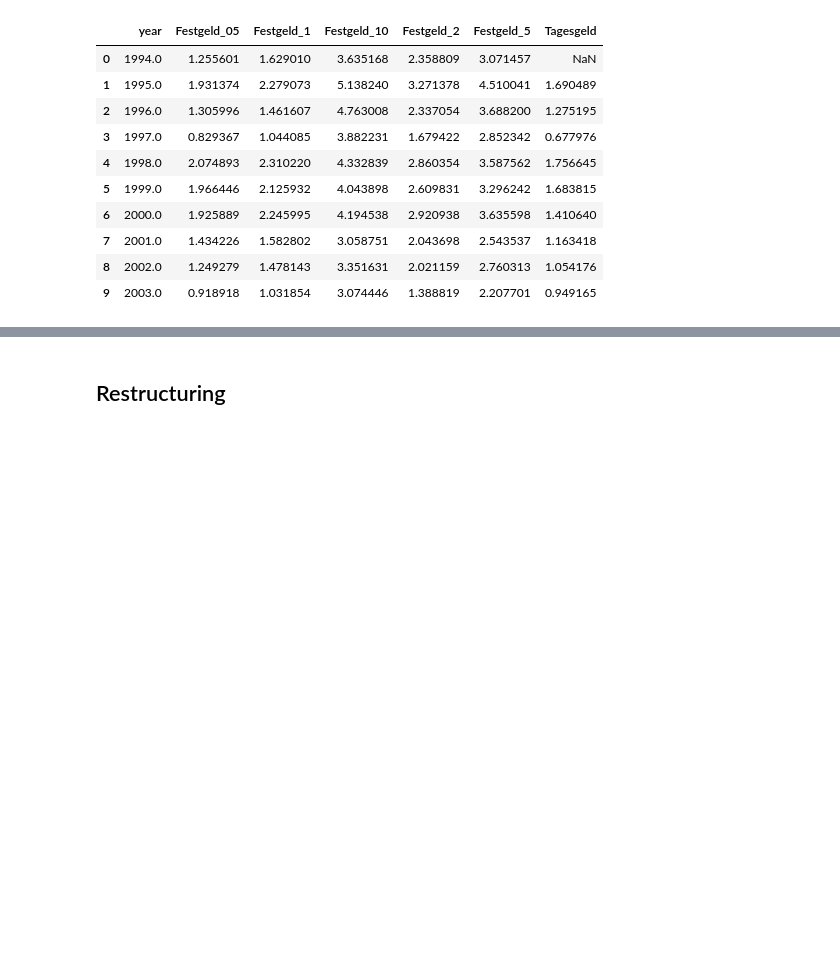
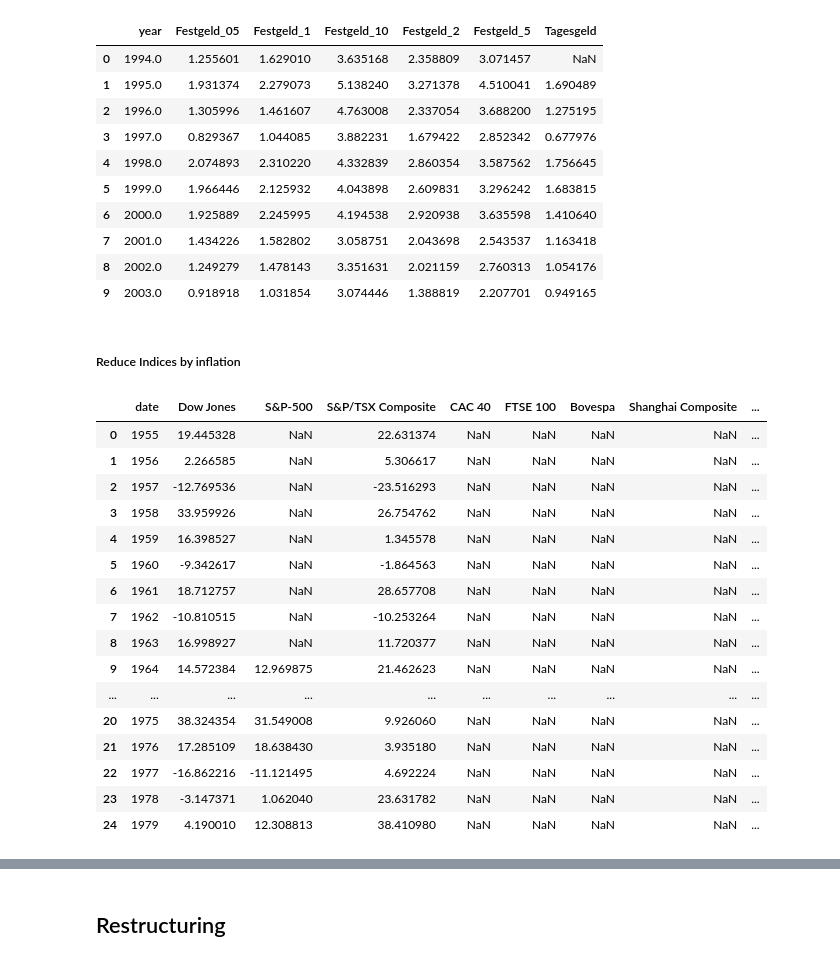
Before and after one commit to merekat/hb-passiv-income, a Jupyter notebook: script.ipynb, the cells around one changed output, grey strips where cells are left out. Cells and saved outputs as stored; diff of their text form; code cells hidden in the pictures; blank space fills up the shorter version.

Commit message:
inflation all

```diff
--- a/script.ipynb
+++ b/script.ipynb
@@ -117,3 +117,25 @@ df_festgeld_tagesgeld_yearly.head(10)
 | 7 | 2001.0 | 1.434226 | 1.582802 | 3.058751 | 2.043698 | 2.543537 | 1.163418 |
 | 8 | 2002.0 | 1.249279 | 1.478143 | 3.351631 | 2.021159 | 2.760313 | 1.054176 |
 | 9 | 2003.0 | 0.918918 | 1.031854 | 3.074446 | 1.388819 | 2.207701 | 0.949165 |
+# %% [markdown]
+##### Reduce Indices by inflation
+# %%
+df_etf.head(25)
+# %% [output]
+|  | date | Dow Jones | S&P-500 | S&P/TSX Composite | CAC 40 | FTSE 100 | Bovespa | Shanghai Composite | ... |
+| 0 | 1955 | 19.445328 | NaN | 22.631374 | NaN | NaN | NaN | NaN | ... |
+| 1 | 1956 | 2.266585 | NaN | 5.306617 | NaN | NaN | NaN | NaN | ... |
+| 2 | 1957 | -12.769536 | NaN | -23.516293 | NaN | NaN | NaN | NaN | ... |
+| 3 | 1958 | 33.959926 | NaN | 26.754762 | NaN | NaN | NaN | NaN | ... |
+| 4 | 1959 | 16.398527 | NaN | 1.345578 | NaN | NaN | NaN | NaN | ... |
+| 5 | 1960 | -9.342617 | NaN | -1.864563 | NaN | NaN | NaN | NaN | ... |
+| 6 | 1961 | 18.712757 | NaN | 28.657708 | NaN | NaN | NaN | NaN | ... |
+| 7 | 1962 | -10.810515 | NaN | -10.253264 | NaN | NaN | NaN | NaN | ... |
+| 8 | 1963 | 16.998927 | NaN | 11.720377 | NaN | NaN | NaN | NaN | ... |
+| 9 | 1964 | 14.572384 | 12.969875 | 21.462623 | NaN | NaN | NaN | NaN | ... |
+| ... | ... | ... | ... | ... | ... | ... | ... | ... | ... |
+| 20 | 1975 | 38.324354 | 31.549008 | 9.926060 | NaN | NaN | NaN | NaN | ... |
+| 21 | 1976 | 17.285109 | 18.638430 | 3.935180 | NaN | NaN | NaN | NaN | ... |
+| 22 | 1977 | -16.862216 | -11.121495 | 4.692224 | NaN | NaN | NaN | NaN | ... |
+| 23 | 1978 | -3.147371 | 1.062040 | 23.631782 | NaN | NaN | NaN | NaN | ... |
+| 24 | 1979 | 4.190010 | 12.308813 | 38.410980 | NaN | NaN | NaN | NaN | ... |
```
Also changed, not shown: parts of 2 cells of this notebook, 1 other file.
